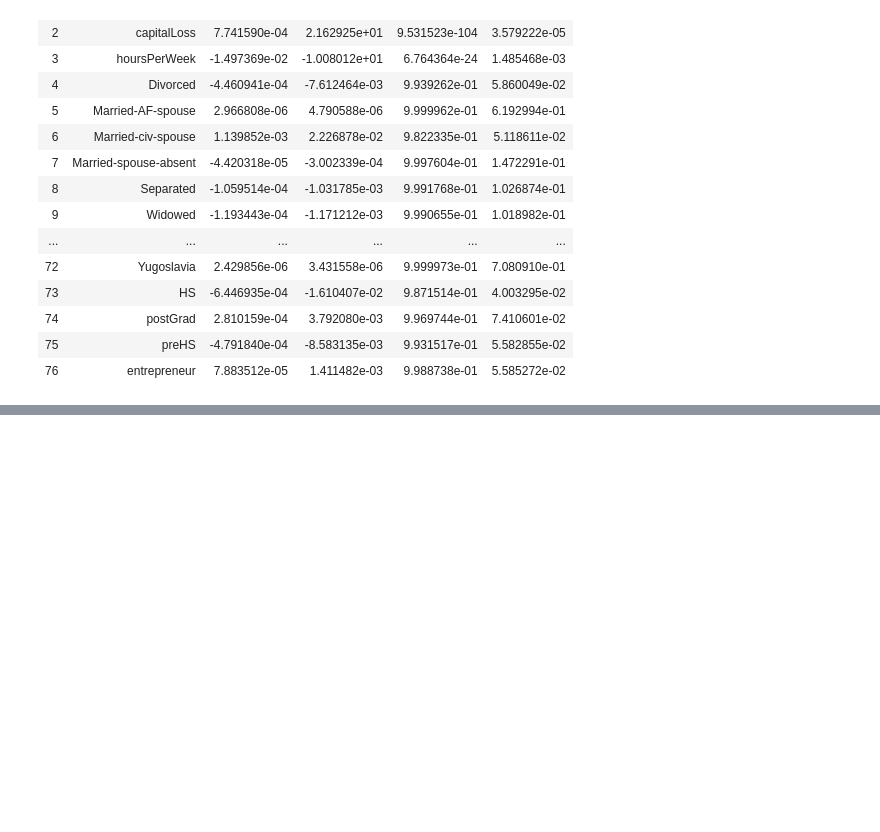
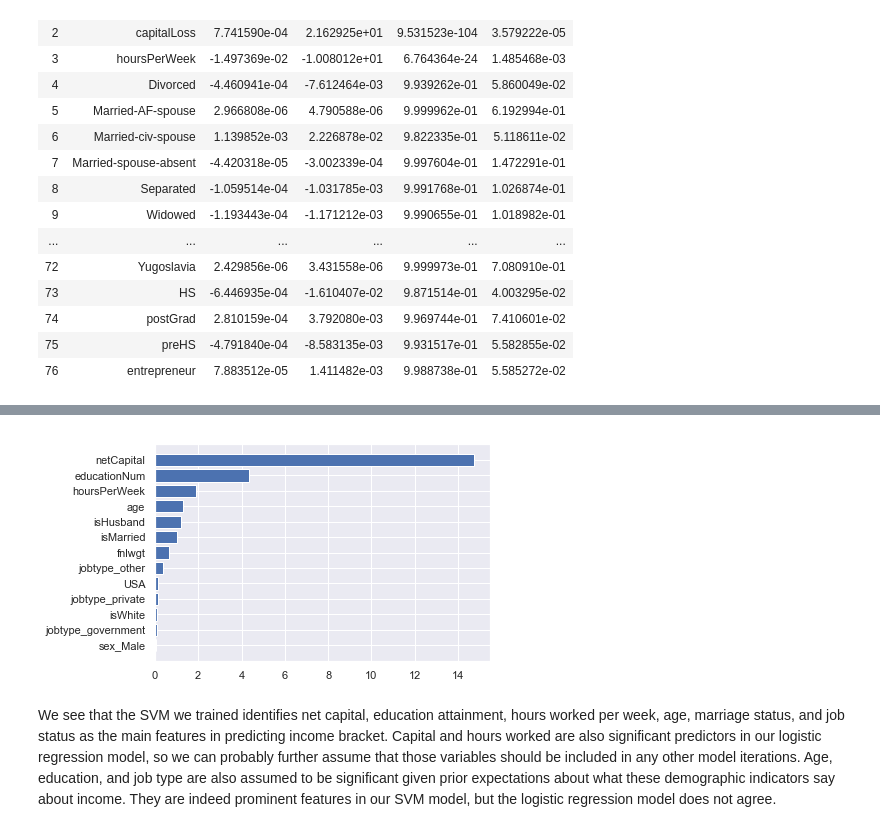
Before and after one commit to davidshaw2018/SMU-MSDS-Projects, a Jupyter notebook: Income_Classification/SVMs_and_Logit.ipynb, the cells around one changed output, grey strips where cells are left out. Drawn from its saved outputs; the diff is of its cells as text; code cells hidden in the pictures; blank space fills up the shorter version.

```diff
--- a/Income_Classification/SVMs_and_Logit.ipynb
+++ b/Income_Classification/SVMs_and_Logit.ipynb
@@ -593,0 +804,3 @@ class modified_logreg:
+# %%
+rbf_gsv_grid = grid
+rbf_gsv_grid.best_estimator_
@@ -593,0 +859,26 @@ class modified_logreg:
+# %%
+from sklearn.metrics import auc
+from sklearn.metrics import roc_curve
+# Model Configs
+
+test_eval_pipelines = []
+test_eval_pipelines.append(('Linear_SVM', Pipeline([('Scaler', StandardScaler()),('Linear_SVM', SVC(random_state=0, probability=True,
+                                                                                          kernel="linear",
+                                                                                          C=1))])))
+test_eval_pipelines.append(('RBF_SVM', Pipeline([('Scaler', StandardScaler()),('RBF_SVM', SVC(random_state=0, probability=True,
+                                                                                    kernel="rbf",
+                                                                                    C=rbf_gsv_grid.best_params_['cls__C'],
+                                                                                    gamma=rbf_gsv_grid.best_params_['cls__gamma']))])))
+
+# https://github.com/benhhu/HDSMeetup/blob/6dec21eb2a2fdc9a85e0c856618f280f83c147aa/11072016SVM_classification.ipynb
+# Make predictions on test dataset
+test_results = []
+names = []
+for name, model in test_eval_pipelines:
+    model.fit(X_train,y_train)
+    fpr, tpr, thresholds = roc_curve(y_test,model.predict_proba(X_test)[:,1])
+    result = auc(fpr,tpr)
+    test_results.append(result)
+    names.append(name)
+    msg = "%s: %f" % (name, result)
+    print(msg)
@@ -634,0 +1039,17 @@ All other variables have significance at a .05 alpha level suggesting that all o
+# %%
+from matplotlib import pyplot as plt
+
+def feature_importances(coef, names):
+    #https://stackoverflow.com/a/41601281
+    imp = coef
+    imp,names = zip(*sorted(zip(imp,names)))
+    plt.barh(range(len(names)), imp, align='center')
+    plt.yticks(range(len(names)), names)
+    plt.show()
+# %%
+features_names = X_train.columns.to_list()
+feature_importances(abs(gsv_classifier.coef_[0]), features_names)
+# %% [output]
+[figure, added]
+# %% [markdown]
+We see that the SVM we trained identifies net capital, education attainment, hours worked per week, age, marriage status, and job status as the main features in predicting income bracket. Capital and hours worked are also significant predictors in our logistic regression model, so we can probably further assume that those variables should be included in any other model iterations. Age, education, and job type are also assumed to be significant given prior expectations about what these demographic indicators say about income. They are indeed prominent features in our SVM model, but the logistic regression model does not agree.
```
Also changed, not shown: parts of 103 cells of this notebook.
